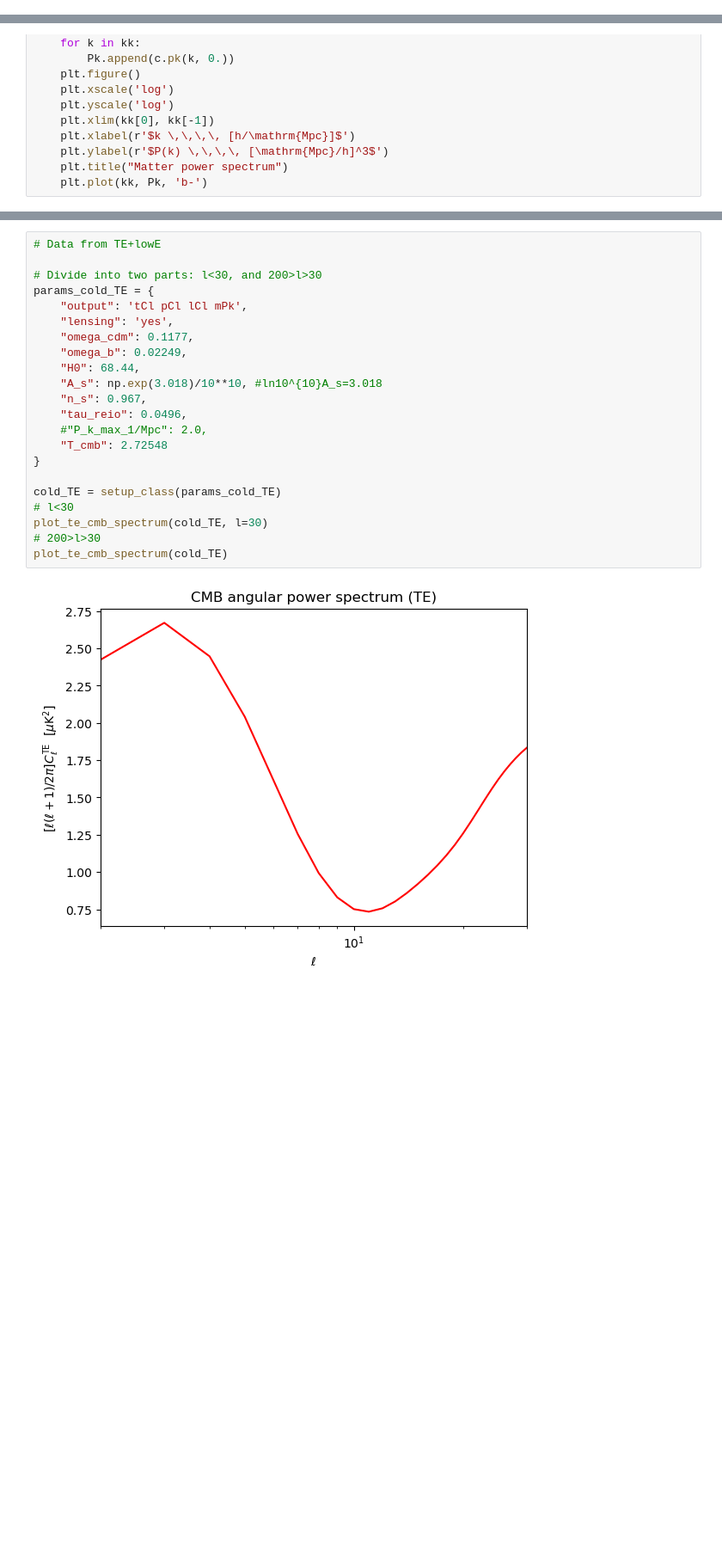
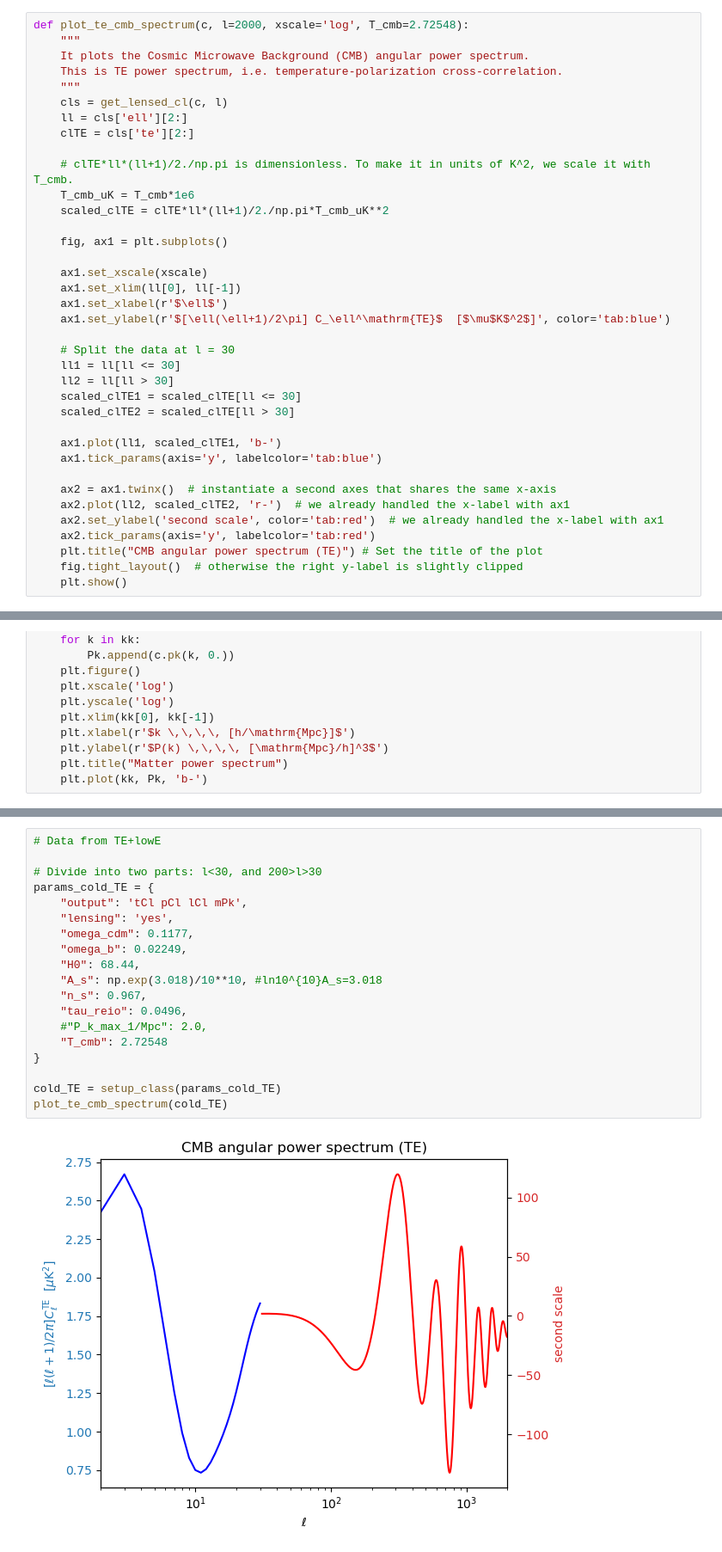
Before and after one commit to ch3n-s4ndy/Halo-Mass-Function-Analytics, a Jupyter notebook: power_spectrum.ipynb, the cells around one changed output, grey strips where cells are left out. Shown: that part at 86% size. Saved outputs shown, nothing was run; the diff lists cells and outputs as text; blank space fills up the shorter version.

```diff
--- a/power_spectrum.ipynb
+++ b/power_spectrum.ipynb
@@ -100,0 +42,37 @@ def plot_ee_cmb_spectrum(c, l=2000, xscale='log', yscale='linear', T_cmb=2.72548
+# %%
+def plot_te_cmb_spectrum(c, l=2000, xscale='log', T_cmb=2.72548):
+    """
+    It plots the Cosmic Microwave Background (CMB) angular power spectrum.
+    This is TE power spectrum, i.e. temperature-polarization cross-correlation.
+    """
+    cls = get_lensed_cl(c, l)
+    ll = cls['ell'][2:]
+    clTE = cls['te'][2:]
+
+    # clTE*ll*(ll+1)/2./np.pi is dimensionless. To make it in units of K^2, we scale it with T_cmb.
+    T_cmb_uK = T_cmb*1e6
+    scaled_clTE = clTE*ll*(ll+1)/2./np.pi*T_cmb_uK**2
+
+    fig, ax1 = plt.subplots()
+
+    ax1.set_xscale(xscale)
+    ax1.set_xlim(ll[0], ll[-1])
+    ax1.set_xlabel(r'$\ell$')
+    ax1.set_ylabel(r'$[\ell(\ell+1)/2\pi] C_\ell^\mathrm{TE}$  [$\mu$K$^2$]', color='tab:blue')
+
+    # Split the data at l = 30
+    ll1 = ll[ll <= 30]
+    ll2 = ll[ll > 30]
+    scaled_clTE1 = scaled_clTE[ll <= 30]
+    scaled_clTE2 = scaled_clTE[ll > 30]
+
+    ax1.plot(ll1, scaled_clTE1, 'b-')
+    ax1.tick_params(axis='y', labelcolor='tab:blue')
+
+    ax2 = ax1.twinx()  # instantiate a second axes that shares the same x-axis
+    ax2.plot(ll2, scaled_clTE2, 'r-')  # we already handled the x-label with ax1
+    ax2.set_ylabel('second scale', color='tab:red')  # we already handled the x-label with ax1
+    ax2.tick_params(axis='y', labelcolor='tab:red')
+    plt.title("CMB angular power spectrum (TE)") # Set the title of the plot
+    fig.tight_layout()  # otherwise the right y-label is slightly clipped
+    plt.show()
@@ -184,24 +199,21 @@ plot_tt_cmb_spectrum(cold_TT)
 # %%
 # Data from TE+lowE
 
 # Divide into two parts: l<30, and 200>l>30
 params_cold_TE = {
     "output": 'tCl pCl lCl mPk',
     "lensing": 'yes',
     "omega_cdm": 0.1177,
     "omega_b": 0.02249,
     "H0": 68.44,
     "A_s": np.exp(3.018)/10**10, #ln10^{10}A_s=3.018
     "n_s": 0.967,
     "tau_reio": 0.0496,
     #"P_k_max_1/Mpc": 2.0,
     "T_cmb": 2.72548
 }
 
 cold_TE = setup_class(params_cold_TE)
-# l<30
-plot_te_cmb_spectrum(cold_TE, l=30)
-# 200>l>30
 plot_te_cmb_spectrum(cold_TE)
 # %% [output]
-[figure, old version]
+[figure, new version]
```
Also changed, not shown: parts of 11 cells of this notebook.
